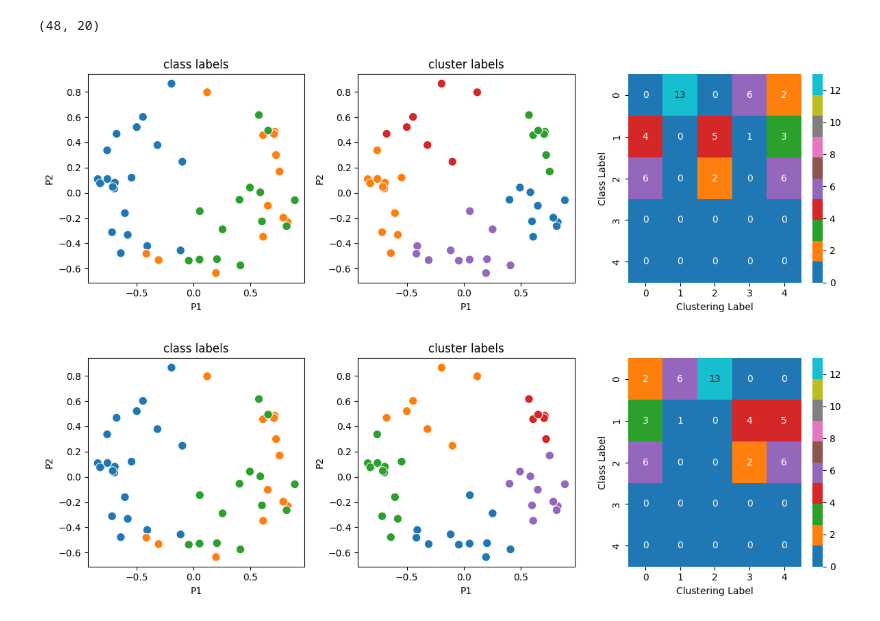
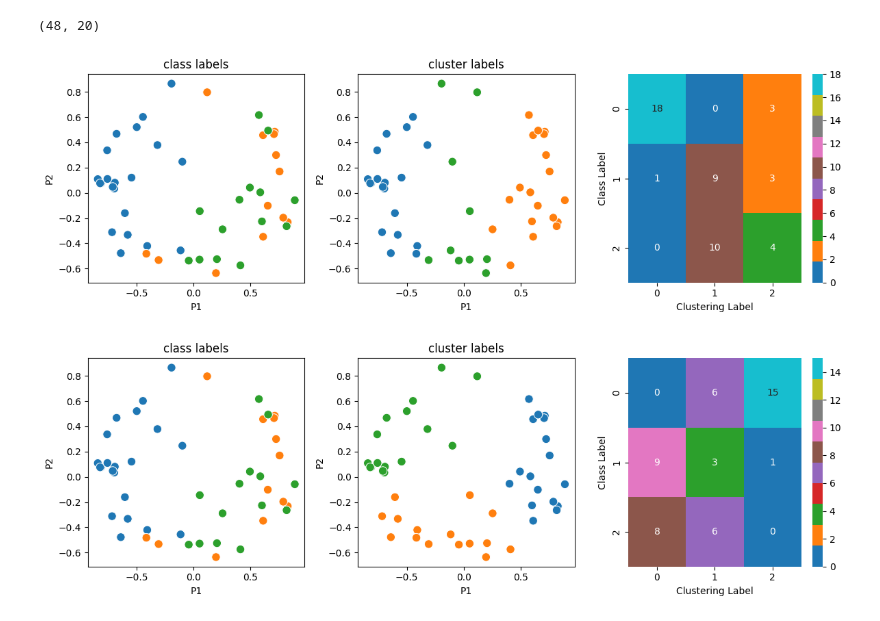
Before and after one commit to clumsyspeedboat/clustering_metaproteins, a Jupyter notebook: cluster_analysis.ipynb, the cells around one changed output. Drawn from its saved outputs; the diff is of its cells as text; code cells hidden in the pictures.

```diff
--- a/cluster_analysis.ipynb
+++ b/cluster_analysis.ipynb
@@ -23,37 +23,38 @@ import seaborn as sns
 from matplotlib import rcParams, cycler
 from sklearn.metrics import silhouette_samples, silhouette_score
 # %%
-df_csv = pd.read_csv("mp_samples.csv")
+# Load dataset 1
+df_csv = pd.read_csv("dataset_1/mp_samples.csv")
 df_csv_data = df_csv.iloc[:, 2:2971]
-df_graph = pd.read_csv("graph.csv")
+df_graph = pd.read_csv("dataset_1/graph.csv")
 df_csv_data2 = df_csv_data.loc[:,(df_csv_data.mean() >= 100)]
 df_csv_data2.shape
 # %% [output]
 (48, 20)
 # %%
-def pca_from_df(df):
+def norm_and_pca_from_df(df):
     '''
     Function processes the data using Principal component analysis(PCA)
     Args:
         df : Dataframe
     Returns dataframe containing rincipal component of df
     '''
-    scaler = StandardScaler()
-    df_scaled = scaler.fit_transform(df)
-    df_normalized = normalize(df_scaled)
-    df_normalized = pd.DataFrame(df_normalized)
 
-    pca = PCA(n_components = 2)
-    df_pca = pca.fit_transform(df_normalized)
-    df_pca = pd.DataFrame(df_pca)
+    df_normalized = pd.DataFrame()
+    cols = list(df.columns)
+    df_normalized[cols] = pd.DataFrame(normalize(StandardScaler().fit_transform(df[cols])))
+
+    df_pca = pd.DataFrame(PCA(n_components = 2).fit_transform(df_normalized))
     df_pca.columns = ['P1', 'P2']
 
-    return df_pca
+    return df_normalized, df_pca
 # %%
-df_pca = pca_from_df(df_csv_data2)
+df_normalized, df_pca = norm_and_pca_from_df(df_csv_data2)
+
 df_pca.index = df_csv['Patients']
 df_pca['class_label'] = ['CD' if 'CD' in index else 'UC' if 'UC' in  index else 'C' for index, patient in df_pca.iterrows()]
 df_pca['class_label'] = df_pca['class_label'].astype('category').cat.codes
+
 df_pca_control = df_pca[['P1','P2']]
 # %%
 def get_graph(df, proximity_measure) :
@@ -134,9 +135,11 @@ def calculate_eigen(degree_matrix,adjacency_matrix, k):
 
 def cluster_plots(df_pca_labelled, data, algorithm, k):
 
-    df_temp = df_pca_labelled[['P1', 'P2']]
+    if algorithm == OPTICS:
+        df_pca_labelled['cluster'] = algorithm(min_samples=k).fit_predict(data)
 
-    df_pca_labelled['cluster'] = algorithm(n_clusters=k).fit_predict(data)
+    else:
+        df_pca_labelled['cluster'] = algorithm(n_clusters=k).fit_predict(data)
 
     rcParams['figure.figsize']= 12,4
 
@@ -157,11 +160,11 @@ def cluster_plots(df_pca_labelled, data, algorithm, k):
 # %%
 adj_mat, deg_mat = adjacency_and_degree_matrix_NJW(df_pca_control, 0.5, 'euclidean' )
 # %%
-X,Y = calculate_eigen(deg_mat, adj_mat, 5)
-cluster_plots(df_pca, X, KMeans, 5)
+X,Y = calculate_eigen(deg_mat, adj_mat, 2)
+cluster_plots(df_pca, X, KMeans, 3)
 # %% [output]
-[figure, old version]
+[figure, new version]
 # %%
-cluster_plots(df_pca, df_pca[['P1','P2']], SpectralClustering, 5)
+cluster_plots(df_pca, df_pca[['P1','P2']], SpectralClustering, 3)
 # %% [output]
-[figure, old version]
+[figure, new version]
```
Also changed, not shown: parts of 6 cells of this notebook, 4 other files.
